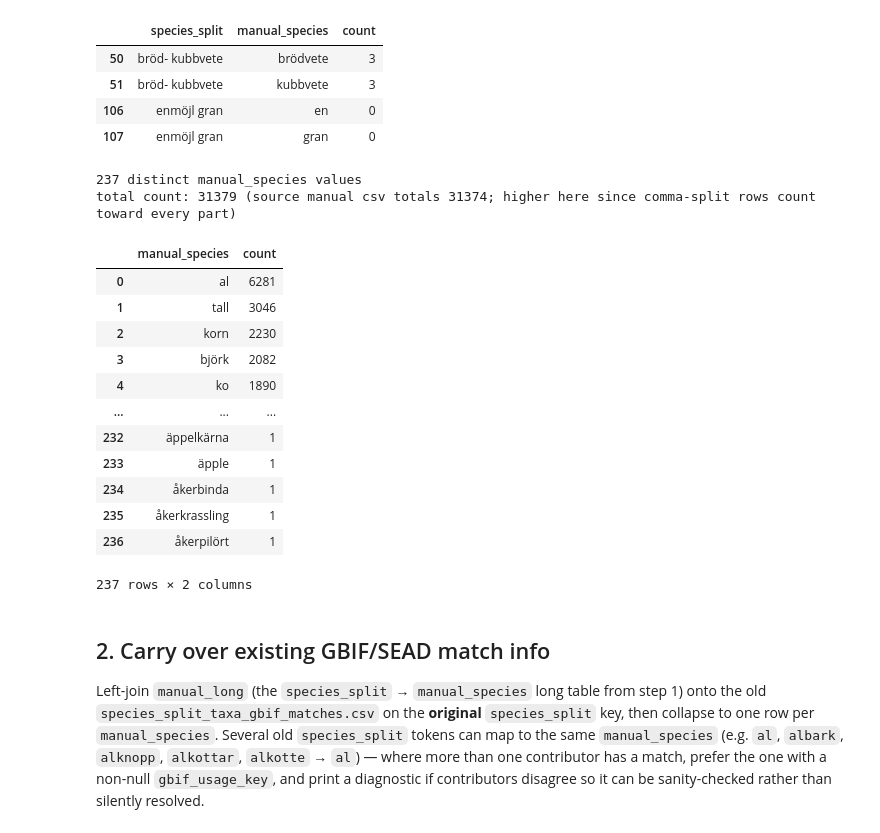
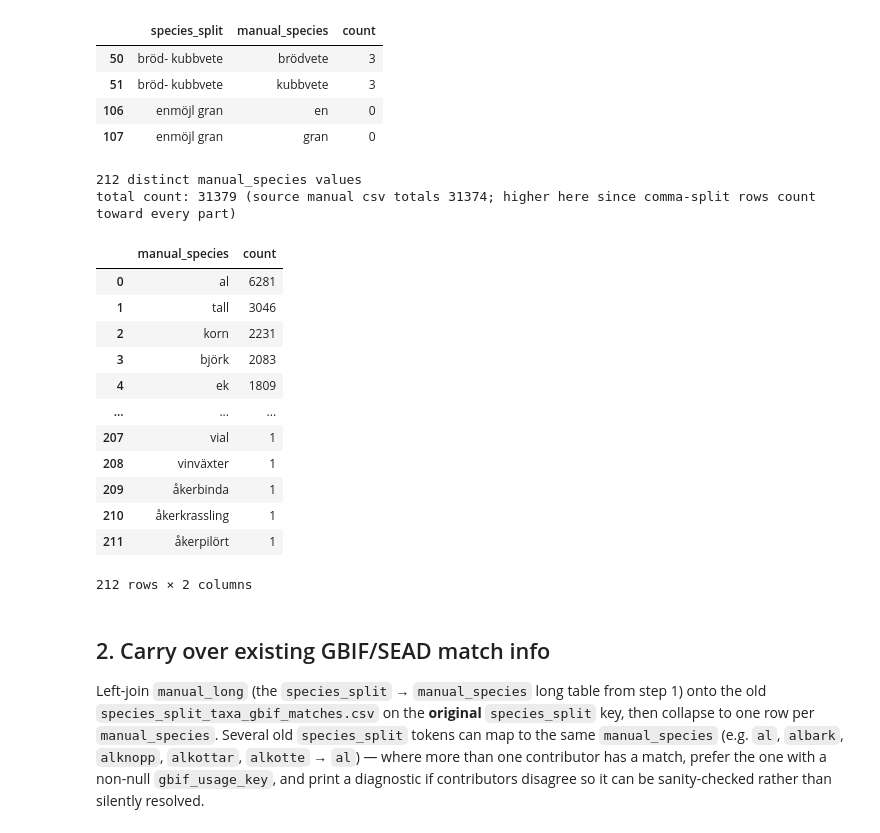
Before and after one commit to Br1CM/sead_strucke_data_cleaning, a Jupyter notebook: notebooks/species_etl.ipynb, the cells around one changed output. Cells and saved outputs as stored; diff of their text form; code cells hidden in the pictures.

```diff
--- a/notebooks/species_etl.ipynb
+++ b/notebooks/species_etl.ipynb
@@ -33,6 +33,19 @@ pd.set_option('display.width', None)
 
 OUTPUT_DIR = Path('../output/species')
 OUTPUT_DIR.mkdir(parents=True, exist_ok=True)
+
+# Bump this when a new manual mapping revision arrives (e.g. 'v3', 'v4', ...) - it drives both
+# which input file gets loaded and how this run's outputs are named, so re-running against a new
+# revision never overwrites a previous run's outputs. Earlier runs' outputs are kept alongside,
+# suffixed with their own version (e.g. the first pass, before any revision marker existed, was
+# renamed to the '_v1' files already sitting in OUTPUT_DIR).
+DATA_VERSION = 'v4'
+MANUAL_MAPPING_PATH = Path(f'../data/species_split_counts_in_original_manual_{DATA_VERSION}.csv')
+
+def versioned(filename):
+    # e.g. 'manual_species_count.csv' -> 'manual_species_count_v3.csv'
+    stem, suffix = filename.rsplit('.', 1)
+    return f'{stem}_{DATA_VERSION}.{suffix}'
 # %% [markdown]
 ## 1. Re-derive the manual vocabulary + counts
 
@@ -44,10 +57,10 @@ all) rather than dropping it — it's the count of rows with no species value, s
 `<NA>` row in the old notebook's counts.
 # %%
 manual_map = pd.read_csv(
-    '../data/species_split_counts_in_original_manual.csv',
+    MANUAL_MAPPING_PATH,
     keep_default_na=False,
     na_values=[''],
 )
-print(f'{len(manual_map)} rows loaded')
+print(f'{len(manual_map)} rows loaded from {MANUAL_MAPPING_PATH.name}')
 manual_map.head(10)
 # %% [output]
@@ -87,32 +100,32 @@ manual_long[manual_long['species_split'].astype(str).isin(['bröd- kubbvete', 'e
 # %%
 manual_species_count = (
     manual_long.groupby('manual_species', dropna=False)['count']
     .sum()
     .reset_index()
     .sort_values('count', ascending=False)
     .reset_index(drop=True)
 )
 print(f'{len(manual_species_count)} distinct manual_species values')
 print(f"total count: {manual_species_count['count'].sum()} (source manual csv totals "
       f"{manual_map['count'].sum()}; higher here since comma-split rows count toward every part)")
-manual_species_count.to_csv(OUTPUT_DIR / 'manual_species_count.csv', index=False)
+manual_species_count.to_csv(OUTPUT_DIR / versioned('manual_species_count.csv'), index=False)
 manual_species_count
 # %% [output]
-237 distinct manual_species values
+212 distinct manual_species values
 total count: 31379 (source manual csv totals 31374; higher here since comma-split rows count toward every part)
 |  | manual_species | count |
 | 0 | al | 6281 |
 | 1 | tall | 3046 |
-| 2 | korn | 2230 |
-| 3 | björk | 2082 |
-| 4 | ko | 1890 |
+| 2 | korn | 2231 |
+| 3 | björk | 2083 |
+| 4 | ek | 1809 |
 | ... | ... | ... |
-| 232 | äppelkärna | 1 |
-| 233 | äpple | 1 |
-| 234 | åkerbinda | 1 |
-| 235 | åkerkrassling | 1 |
-| 236 | åkerpilört | 1 |
+| 207 | vial | 1 |
+| 208 | vinväxter | 1 |
+| 209 | åkerbinda | 1 |
+| 210 | åkerkrassling | 1 |
+| 211 | åkerpilört | 1 |
-237 rows × 2 columns
+212 rows × 2 columns
 # %% [markdown]
 ## 2. Carry over existing GBIF/SEAD match info
 
```
Also changed, not shown: parts of 14 cells of this notebook, 4 other files.
